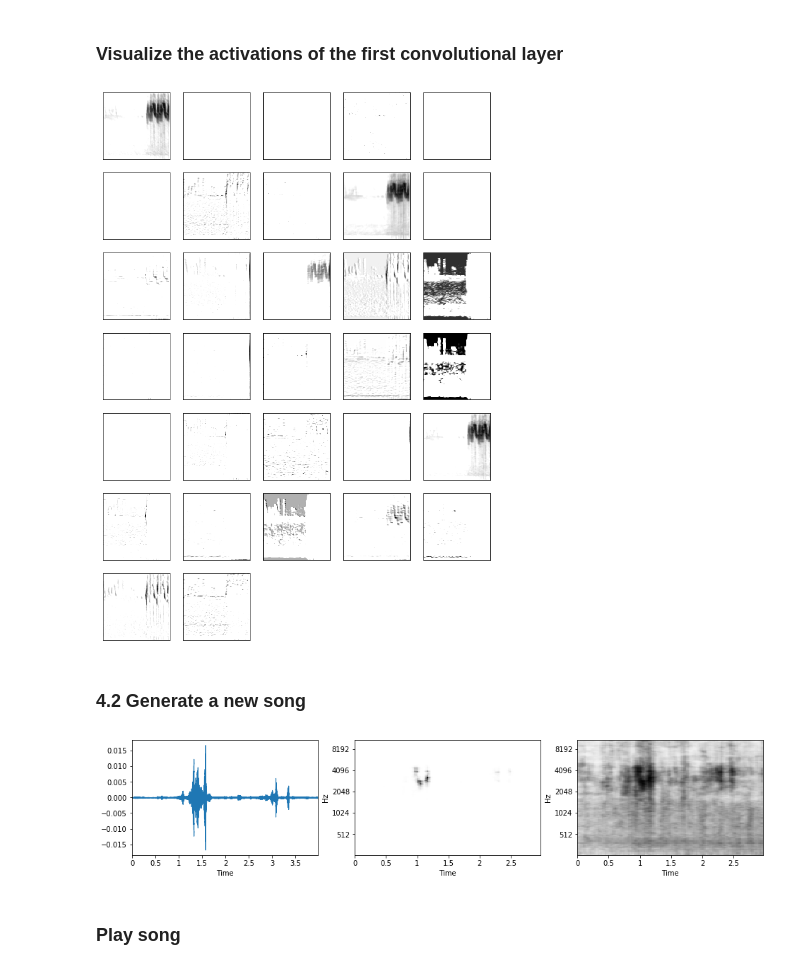
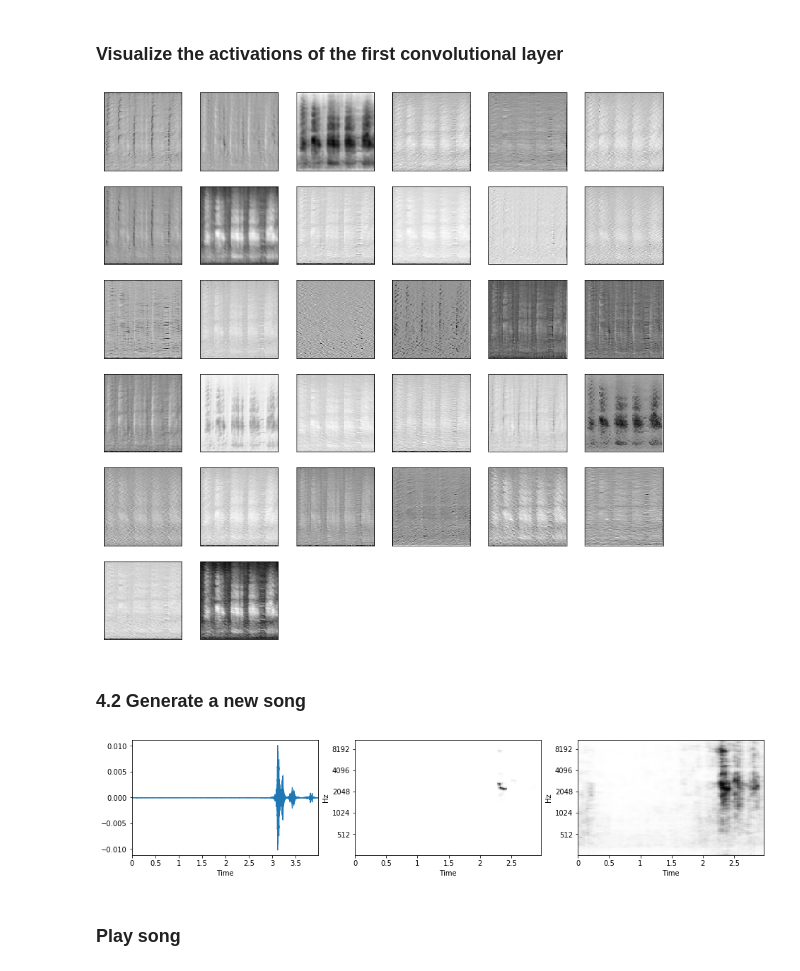
Before and after one commit to juanalonso/latentbirds, a Jupyter notebook: latentbirds.ipynb, the cells around one changed output. Cells and saved outputs as stored; diff of their text form; code cells hidden in the pictures.

```diff
--- a/latentbirds.ipynb
+++ b/latentbirds.ipynb
@@ -73,14 +79,13 @@ print(len(x_train), "spectrograms for training,", len(x_test), "for testing")
 # %%
-latent_space_dim = 1024
+latent_space_dim = 512
 batch_size       = 128
 epochs           = 1500
 learning_rate    = 0.00025
+kernel           = (3,3)
+act_layer        = LeakyReLU()
 optimizer        = optimizers.adam(lr=learning_rate)
 loss             = 'mse'
-act_layer        = 'relu'
 act_last_layer   = 'sigmoid'
-# %%
-weights_name     = 'latentbirds.h5'
 # %% [markdown]
 ### VAE helpers
 # %%
@@ -96,22 +101,28 @@ def sampling(args):
 input_encoder = Input(shape=(n_mels*n_frames,), name='input_encoder')
 
 encoder     = Reshape((n_mels, n_frames,-1))(input_encoder)
-encoder     = Conv2D(32, (3, 3), activation=act_layer, padding='same')(encoder)
+
+encoder     = Conv2D(32, kernel, activation=act_layer, padding='same')(encoder)
 encoder     = MaxPooling2D((2, 2), padding='same')(encoder)
+# encoder     = SpatialDropout2D(0.1)(encoder)
 
-encoder     = Conv2D(64, (3, 3), activation=act_layer, padding='same')(encoder)
+encoder     = Conv2D(64, kernel, activation=act_layer, padding='same')(encoder)
 encoder     = MaxPooling2D((2, 2), padding='same')(encoder)
+# encoder     = SpatialDropout2D(0.1)(encoder)
 
-encoder     = Conv2D(128, (3, 3), activation=act_layer, padding='same')(encoder)
+encoder     = Conv2D(128, kernel, activation=act_layer, padding='same')(encoder)
 encoder     = MaxPooling2D((2, 2), padding='same')(encoder)
+# encoder     = SpatialDropout2D(0.1)(encoder)
 
-encoder     = Conv2D(256, (3, 3), activation=act_layer, padding='same')(encoder)
+encoder     = Conv2D(256, kernel, activation=act_layer, padding='same')(encoder)
 encoder     = MaxPooling2D((2, 2), padding='same')(encoder)
+# encoder     = SpatialDropout2D(0.1)(encoder)
 
-encoder     = Conv2D(512, (3, 3), activation=act_layer, padding='same')(encoder)
+encoder     = Conv2D(512, kernel, activation=act_layer, padding='same')(encoder)
 encoder     = MaxPooling2D((2, 2), padding='same')(encoder)
+# encoder     = SpatialDropout2D(0.1)(encoder)
 
-encoder     = Conv2D(1024, (3, 3), activation=act_layer, padding='same')(encoder)
+encoder     = Conv2D(1024, kernel, activation=act_layer, padding='same')(encoder)
 encoder     = MaxPooling2D((4, 4), padding='same')(encoder)
 
 encoder     = Flatten()(encoder)
@@ -119,7 +130,7 @@ encoder     = Flatten()(encoder)
 #VAE
 z_mean      = Dense(latent_space_dim, name='z_mean')(encoder)
 z_log_var   = Dense(latent_space_dim, name='z_log_var')(encoder)
-z           = Lambda(sampling, name='z')([z_mean, z_log_var])
+z           = Lambda(sampling, output_shape=(latent_space_dim,), name='z')([z_mean, z_log_var])
 
 encoder_vae = Model(input_encoder, [z_mean, z_log_var, z], name='encoder_vae')
 encoder_vae.summary()
@@ -302,7 +323,8 @@ plt.legend()
 dataset = x_train
 
 #choose a random element from the dataset
-element = np.random.randint(0,len(dataset))
+# element = np.random.randint(0,len(dataset))
+element = 4080
 print("Reconstructing song no.", element)
 
 #feed the spectrogram into the NN and get it back
@@ -365,13 +419,14 @@ activation_model = Model(inputs=input_encoder, outputs=layer_outputs)
 # %%
 activations = activation_model.predict(np.reshape(dataset[element],(1,-1)))
 # %%
-fig = plt.figure(figsize=[11,16])
+fig = plt.figure(figsize=[14,14])
 for f in range(0,32):
-    plt.subplot(7, 5, f+1)
+    plt.subplot(6, 6, f+1)
     fig = plt.imshow(activations[2][0,:,:,f], cmap='binary', origin='lower')
     fig.axes.get_xaxis().set_visible(False)
     fig.axes.get_yaxis().set_visible(False)
+plt.savefig('activations/' + weights_name[:-3] + '_activations.png',bbox_inches='tight')
 # %% [output]
-[figure, old version]
+[figure, new version]
 # %% [markdown]
 ### 4.2 Generate a new song
@@ -378,7 +436,4 @@ for f in range(0,32):
 # %%
-#sample latent space
-zs = np.random.normal(size=(1,latent_space_dim))
-
 #decode the vector
 decoded_data = decoder_vae.predict(zs)
 
@@ -399,7 +454,7 @@ librosa.display.specshow(librosa.power_to_db(mel_rec), x_axis='time', y_axis='me
 plt.subplot(1, 3, 1)
 librosa.display.waveplot(y_rec);
 # %% [output]
-[figure, old version]
+[figure, new version]
 # %% [markdown]
 ### Play song
 # %%
```
Also changed, not shown: parts of 29 cells of this notebook, 1 other file.
